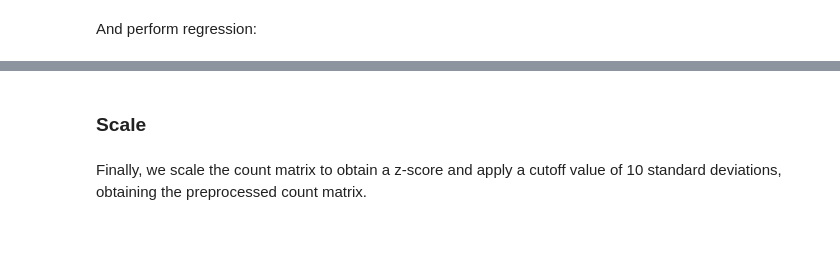
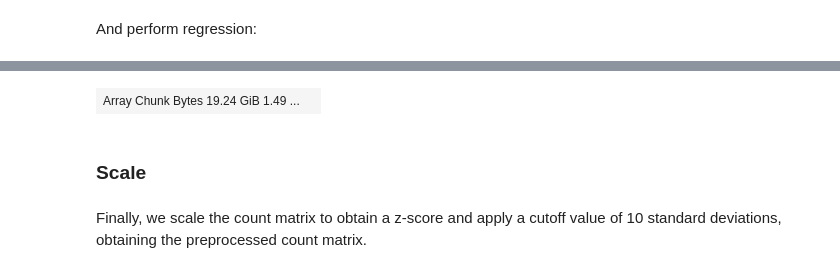
Before and after one commit to NVIDIA-Genomics-Research/rapids-single-cell-examples, a Jupyter notebook: notebooks/1M_brain_gpu_analysis_uvm.ipynb, the cells around one changed output, grey strips where cells are left out. Saved outputs shown, nothing was run; the diff lists cells and outputs as text; code cells hidden in the pictures; blank space fills up the shorter version.

```diff
--- a/notebooks/1M_brain_gpu_analysis_uvm.ipynb
+++ b/notebooks/1M_brain_gpu_analysis_uvm.ipynb
@@ -209,0 +268,6 @@ Wall time: 5min 22s
+# %%
+%%time
+dask_sparse_arr = dask_sparse_arr.map_blocks(lambda x: rapids_scanpy_funcs.regress_out(x.T, n_counts, percent_mito).T, dtype="float32", meta=cp.array(cp.zeros(0,))).T
+dask_sparse_arr = dask_sparse_arr.rechunk((100000, 4000)).persist()
+dask_sparse_arr.compute_chunk_sizes()
+# %% [output]
@@ -210,3 +276,4 @@ Wall time: 5min 22s
+| Array Chunk Bytes 19.24 GiB 1.49 ... |  |
 # %% [markdown]
 ### Scale
 # %% [markdown]
```
Also changed, not shown: parts of 47 cells of this notebook, 1 other file.
